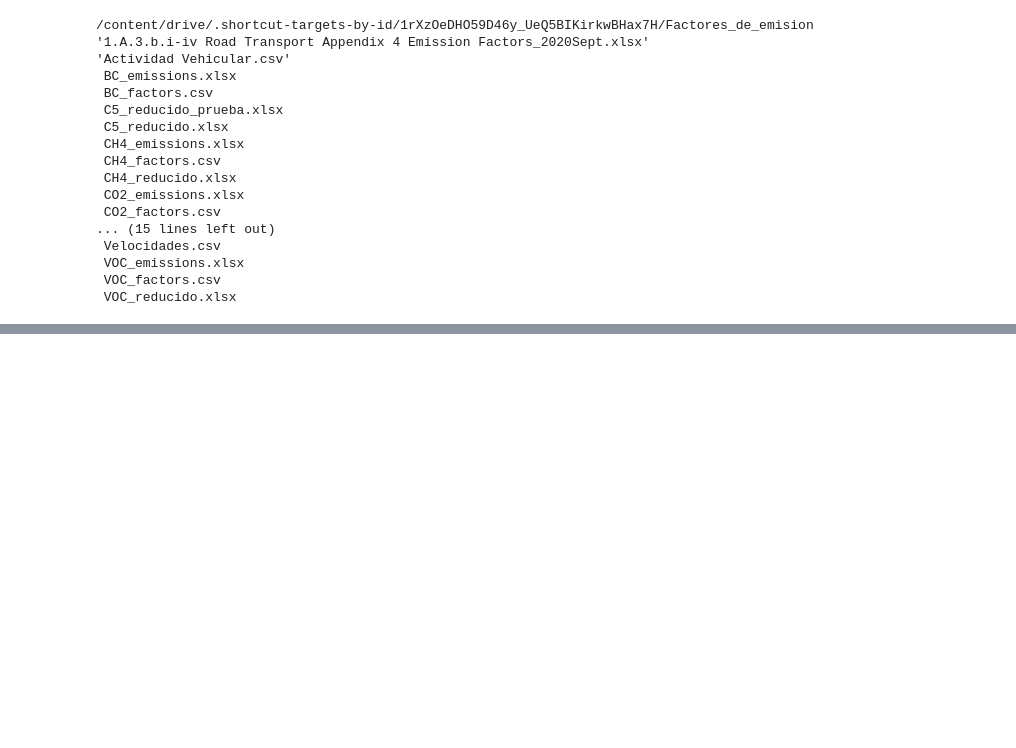
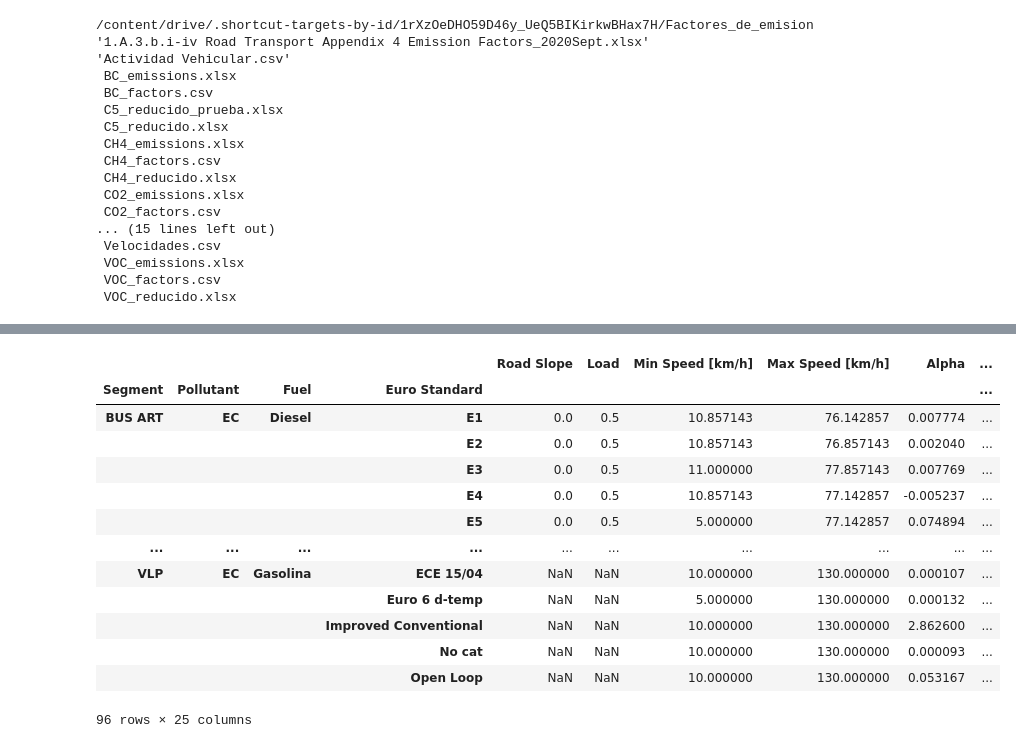
Before and after one commit to Ignvz/copert_5, a Jupyter notebook: Factores_emision.ipynb, the cells around one changed output, grey strips where cells are left out. Drawn from its saved outputs; the diff is of its cells as text; code cells hidden in the pictures; blank space fills up the shorter version.

```diff
--- a/Factores_emision.ipynb
+++ b/Factores_emision.ipynb
@@ -160,6 +126,20 @@ df.to_excel('C5_reducido_prueba.xlsx',index = False)
-# %%
-df = pd.read_excel('C5_reducido_prueba.xlsx')
-df = df.loc[ ((df['Road Slope'].isnull()) & (df['Load'].isnull())) |
-       ((df['Road Slope'] == 0) & (df['Load'] == 0.5))
-            ]
-df.to_excel('C5_reducido_prueba.xlsx',index = False)
+# %%
+alpha = df[["Alpha"]].astype("float")
+beta = df[["Beta"]].astype("float")
+gamma = df[["Gamma"]].astype("float")
+delta = df[["Delta"]].astype("float")
+epsilon = df[["Epsilon"]].astype("float")
+zeta = df[["Zita"]].astype("float")
+hta = df[["Hta"]].astype("float")
+vmUrb = df[["velMin"]].astype("float")
+vmInt = df[["velMax"]].astype("float")
+redFactor = df[["Reduction Factor [%]"]].astype("float")
+#copert5(alpha, beta, gamma, delta, epsilon, zeta, hta, vm, redFactor)
+discriminante = (epsilon.values*vmUrb.values**2+zeta.values*vmUrb.values+
+                 hta.values)
+df["EF[g/km]_ECF[MJ/km]_Urb"] = np.where(discriminante < 0, 0, (1 - redFactor.values)*((alpha.values * vmUrb.values**2 + beta.values * vmUrb.values
++ gamma.values + (delta.values/vmUrb.values)) / (discriminante)))
+discriminante = (epsilon.values*vmInt.values**2+zeta.values*vmInt.values+
+                 hta.values)
+df["EF[g/km]_ECF[MJ/km]_Int"] = np.where(discriminante < 0, 0, (1 - redFactor.values)*((alpha.values * vmInt.values**2 + beta.values * vmInt.values
++ gamma.values + (delta.values/vmInt.values)) / (discriminante)))
@@ -166,20 +186,35 @@ df.to_excel('C5_reducido_prueba.xlsx',index = False)
 # %%
 #Una vez reducida a lo que se utilizara, se separan dataframes diferentes por contaminante.
-df = pd.read_excel('C5_reducido_prueba.xlsx')
-cols = list(df.columns)
-df = df[cols[0:9]+cols[11:19]]
-dfCO = df.loc[df['Pollutant'] == 'CO']
-dfNOx = df.loc[df['Pollutant'] == 'NOx']
-dfVOC = df.loc[df['Pollutant'] == 'VOC']
-dfPM = df.loc[df['Pollutant'] == 'PM Exhaust']
-dfCH4 = df.loc[df['Pollutant'] == 'CH4']
-dfCO2 = df.loc[df['Pollutant'] == 'EC']
+#df = pd.read_excel('C5_reducido_prueba.xlsx')
 dfCO.to_excel('CO_reducido.xlsx',index = False)
 dfNOx.to_excel('NOx_reducido.xlsx',index = False)
 dfVOC.to_excel('VOC_reducido.xlsx',index = False)
 dfPM.to_excel('PM_reducido.xlsx',index = False)
 dfCH4.to_excel('CH4_reducido.xlsx',index = False)
 dfCO2.to_excel('CO2_reducido.xlsx',index = False)
+# %%
+gk = df.groupby(["Segment", "Pollutant", "Fuel", 'Euro Standard']).mean()
+gk[["EF[g/km]_ECF[MJ/km]_Urb","EF[g/km]_ECF[MJ/km]_Int", "velMax", "velMin"]].to_excel("Resumen_categoria_combustible.xlsx",index = True)
+df.to_excel('C5_reducido_prueba.xlsx',index = False)
+#df2 = pd.read_excel('PM_reducido.xlsx')
+gk2 = dfCO2.groupby(["Segment", "Pollutant", "Fuel", 'Euro Standard']).mean()
+gk2.to_excel("ResumenCO2.xlsx", index=True)
+gk2
+# %% [output]
+|  |  |  |  | Road Slope | Load | Min Speed [km/h] | Max Speed [km/h] | Alpha | ... |
+| Segment | Pollutant | Fuel | Euro Standard |  |  |  |  |  | ... |
+| BUS ART | EC | Diesel | E1 | 0.0 | 0.5 | 10.857143 | 76.142857 | 0.007774 | ... |
+|  |  |  | E2 | 0.0 | 0.5 | 10.857143 | 76.857143 | 0.002040 | ... |
+|  |  |  | E3 | 0.0 | 0.5 | 11.000000 | 77.857143 | 0.007769 | ... |
+|  |  |  | E4 | 0.0 | 0.5 | 10.857143 | 77.142857 | -0.005237 | ... |
+|  |  |  | E5 | 0.0 | 0.5 | 5.000000 | 77.142857 | 0.074894 | ... |
+| ... | ... | ... | ... | ... | ... | ... | ... | ... | ... |
+| VLP | EC | Gasolina | ECE 15/04 | NaN | NaN | 10.000000 | 130.000000 | 0.000107 | ... |
+|  |  |  | Euro 6 d-temp | NaN | NaN | 5.000000 | 130.000000 | 0.000132 | ... |
+|  |  |  | Improved Conventional | NaN | NaN | 10.000000 | 130.000000 | 2.862600 | ... |
+|  |  |  | No cat | NaN | NaN | 10.000000 | 130.000000 | 0.000093 | ... |
+|  |  |  | Open Loop | NaN | NaN | 10.000000 | 130.000000 | 0.053167 | ... |
+96 rows × 25 columns
 # %%
 #Toques finales a CH4, PM exhaust
 Archivos = ['CH4_reducido.xlsx','PM_reducido.xlsx']
```
Also changed, not shown: parts of 15 cells of this notebook, 20 other files.
